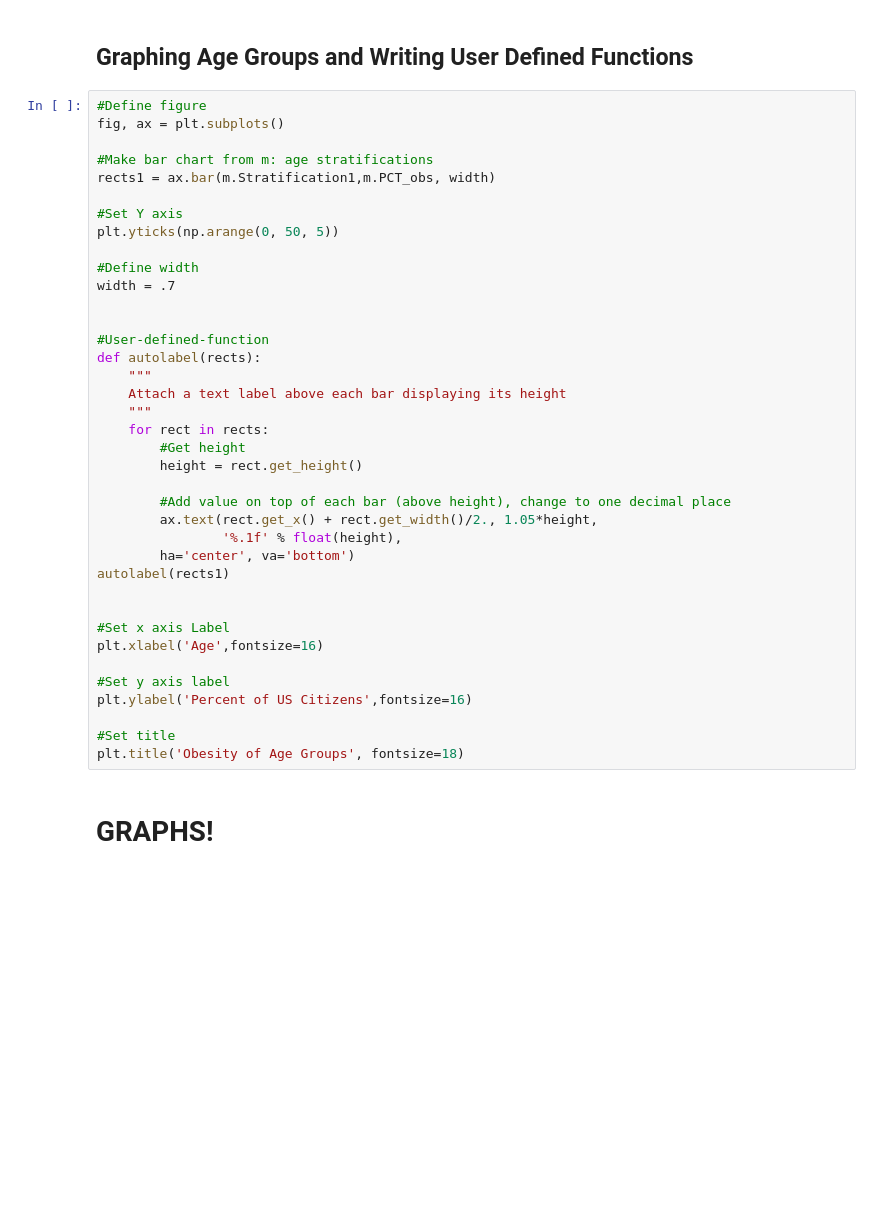
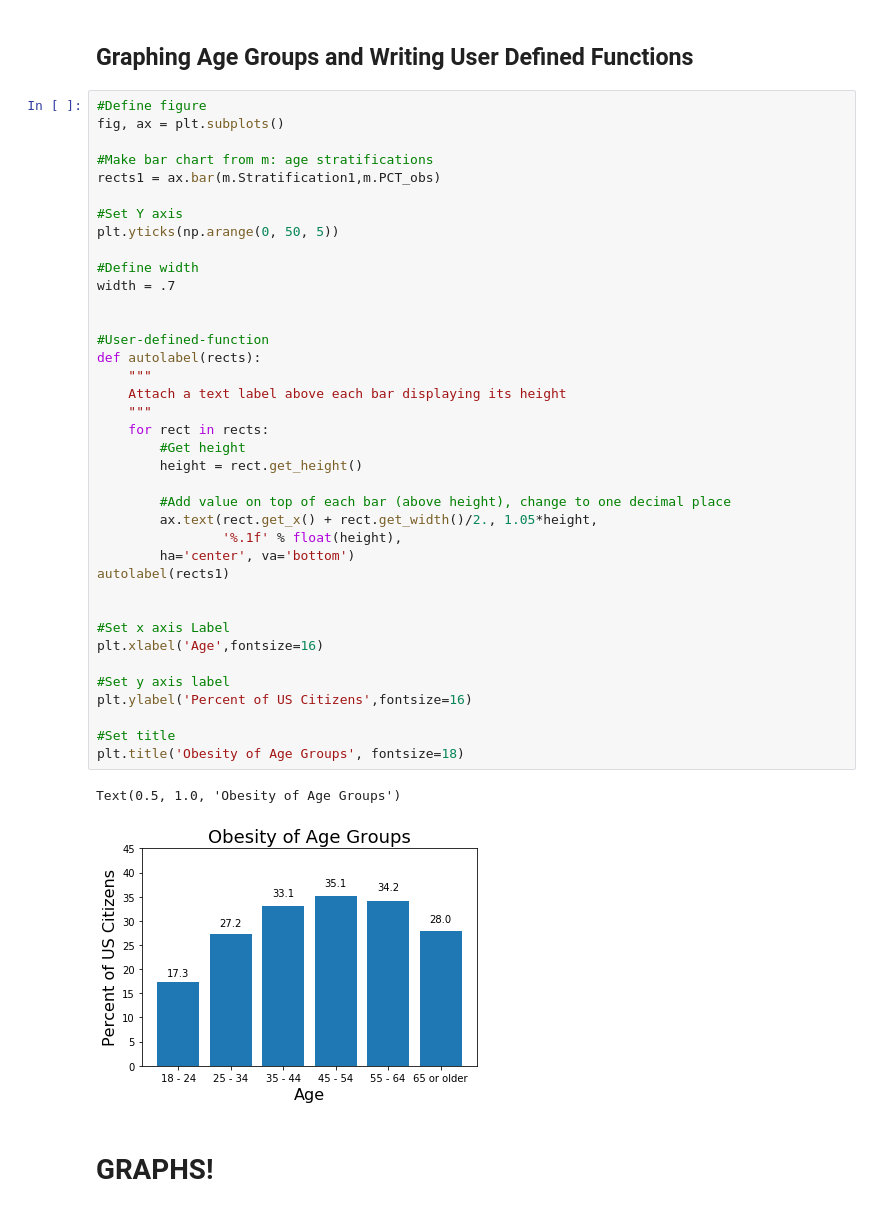
Before and after one commit to kendalllipsey/Obesity-in-America, a Jupyter notebook: Obesity Project(1).ipynb, the cells around one changed output. Cells and saved outputs as stored; diff of their text form; blank space fills up the shorter version.

```diff
--- a/Obesity Project(1).ipynb
+++ b/Obesity Project(1).ipynb
@@ -97,39 +97,42 @@ m = obese[(obese['Question']=='Percent of adults aged 18 years and older who hav
 fig, ax = plt.subplots()
 
 #Make bar chart from m: age stratifications
-rects1 = ax.bar(m.Stratification1,m.PCT_obs, width)
+rects1 = ax.bar(m.Stratification1,m.PCT_obs)
 
 #Set Y axis
 plt.yticks(np.arange(0, 50, 5))
 
 #Define width
 width = .7
 
 
 #User-defined-function
 def autolabel(rects):
     """
     Attach a text label above each bar displaying its height
     """
     for rect in rects:
         #Get height
         height = rect.get_height()
 
         #Add value on top of each bar (above height), change to one decimal place
         ax.text(rect.get_x() + rect.get_width()/2., 1.05*height,
                 '%.1f' % float(height),
         ha='center', va='bottom')
 autolabel(rects1)
 
 
 #Set x axis Label
 plt.xlabel('Age',fontsize=16)
 
 #Set y axis label
 plt.ylabel('Percent of US Citizens',fontsize=16)
 
 #Set title
 plt.title('Obesity of Age Groups', fontsize=18)
+# %% [output]
+Text(0.5, 1.0, 'Obesity of Age Groups')
+[figure, added]
 # %% [markdown]
 # GRAPHS!
 # %%
```
Also changed, not shown: parts of 24 cells of this notebook.
